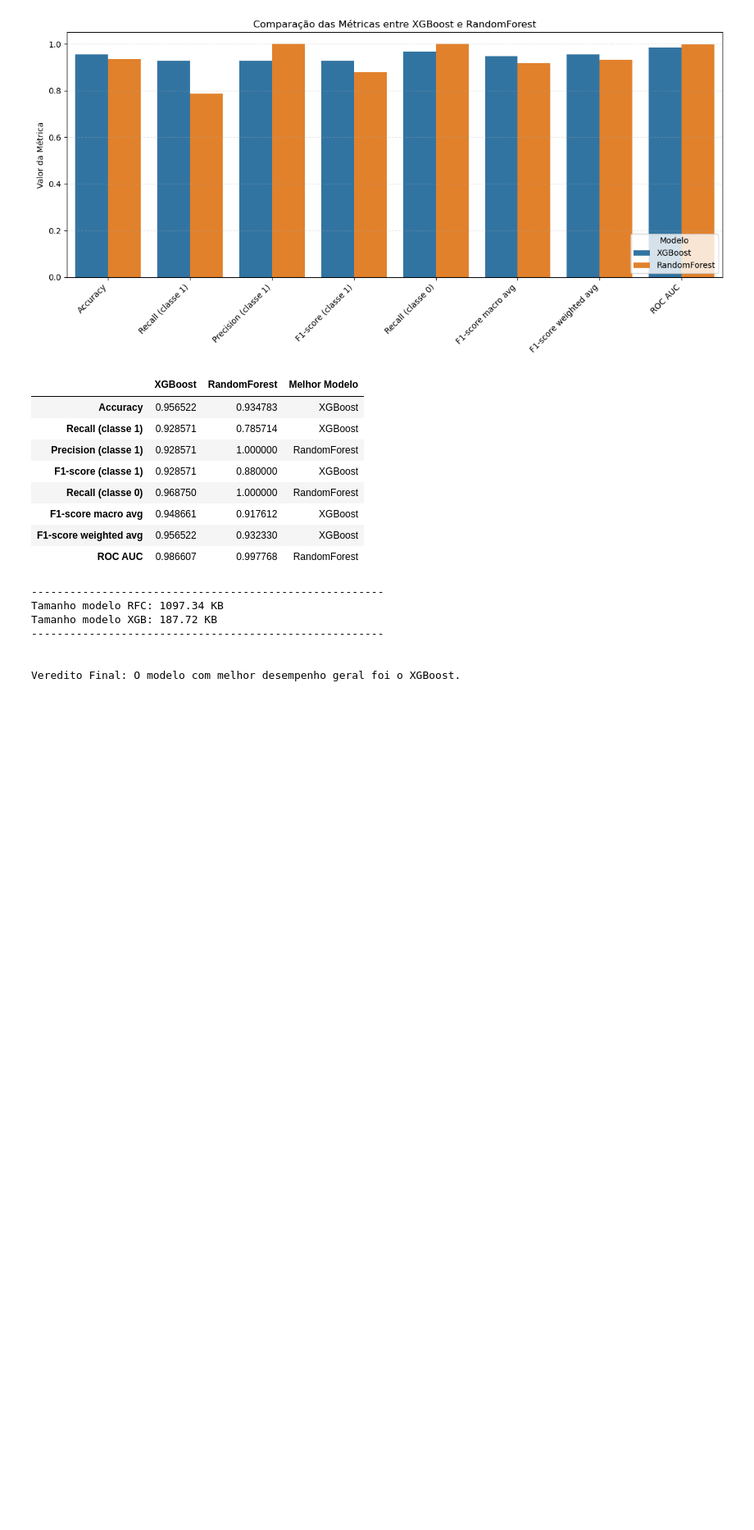
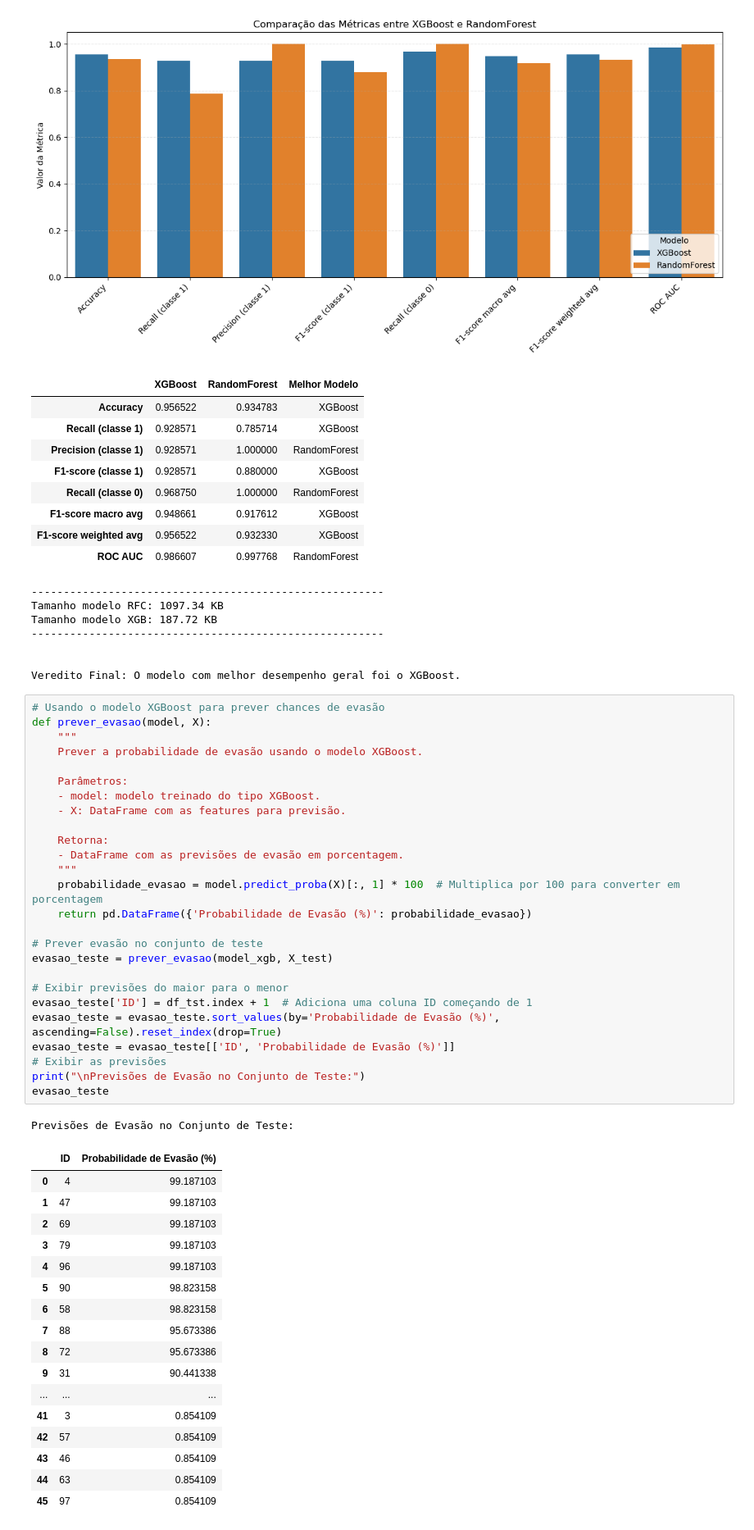
Before and after one commit to zGUiWF/projeto-ia, a Jupyter notebook: notebooks/finalNotebook.ipynb, the cells around one changed output. Shown: that part at 82% size. Saved outputs shown, nothing was run; the diff lists cells and outputs as text; blank space fills up the shorter version.

```diff
--- a/finalNotebook.ipynb
+++ b/notebooks/finalNotebook.ipynb
@@ -924,3 +927,48 @@ Tamanho modelo XGB: 187.72 KB
 
 
 Veredito Final: O modelo com melhor desempenho geral foi o XGBoost.
+# %%
+# Usando o modelo XGBoost para prever chances de evasão
+def prever_evasao(model, X):
+    """
+    Prever a probabilidade de evasão usando o modelo XGBoost.
+
+    Parâmetros:
+    - model: modelo treinado do tipo XGBoost.
+    - X: DataFrame com as features para previsão.
+
+    Retorna:
+    - DataFrame com as previsões de evasão em porcentagem.
+    """
+    probabilidade_evasao = model.predict_proba(X)[:, 1] * 100  # Multiplica por 100 para converter em porcentagem
+    return pd.DataFrame({'Probabilidade de Evasão (%)': probabilidade_evasao})
+
+# Prever evasão no conjunto de teste
+evasao_teste = prever_evasao(model_xgb, X_test)
+
+# Exibir previsões do maior para o menor
+evasao_teste['ID'] = df_tst.index + 1  # Adiciona uma coluna ID começando de 1
+evasao_teste = evasao_teste.sort_values(by='Probabilidade de Evasão (%)', ascending=False).reset_index(drop=True)
+evasao_teste = evasao_teste[['ID', 'Probabilidade de Evasão (%)']]
+# Exibir as previsões
+print("\nPrevisões de Evasão no Conjunto de Teste:")
+evasao_teste
+# %% [output]
+Previsões de Evasão no Conjunto de Teste:
+|  | ID | Probabilidade de Evasão (%) |
+| 0 | 4 | 99.187103 |
+| 1 | 47 | 99.187103 |
+| 2 | 69 | 99.187103 |
+| 3 | 79 | 99.187103 |
+| 4 | 96 | 99.187103 |
+| 5 | 90 | 98.823158 |
+| 6 | 58 | 98.823158 |
+| 7 | 88 | 95.673386 |
+| 8 | 72 | 95.673386 |
+| 9 | 31 | 90.441338 |
+| ... | ... | ... |
+| 41 | 3 | 0.854109 |
+| 42 | 57 | 0.854109 |
+| 43 | 46 | 0.854109 |
+| 44 | 63 | 0.854109 |
+| 45 | 97 | 0.854109 |
```
Also changed, not shown: parts of 4 cells of this notebook, 31 other files.
